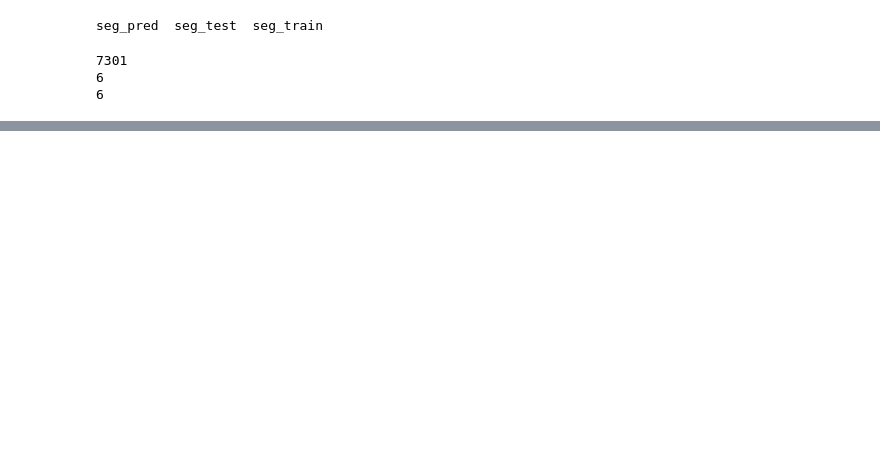
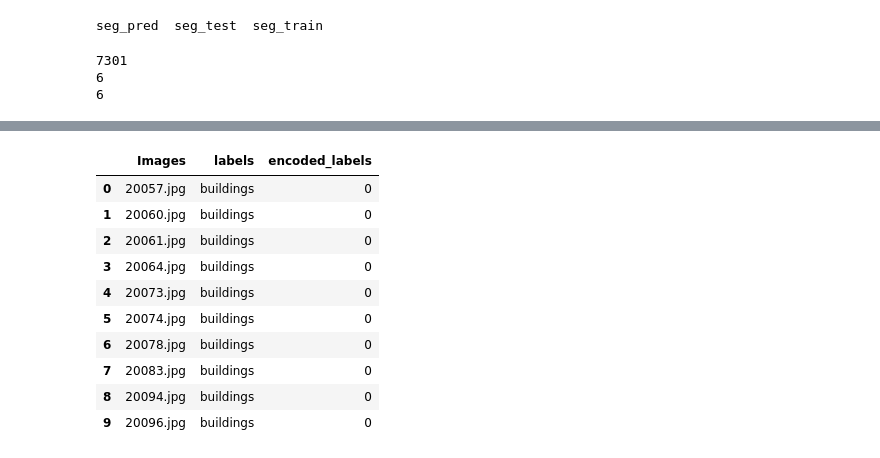
Before and after one commit to ZahraDehghani99/AI-Internship, a Jupyter notebook: Phase02_Intro_to_NN/Phase02_Intro_to_NN.ipynb, the cells around one changed output, grey strips where cells are left out. Drawn from its saved outputs; the diff is of its cells as text; code cells hidden in the pictures; blank space fills up the shorter version.

```diff
--- a/Phase02_Intro_to_NN/Phase02_Intro_to_NN.ipynb
+++ b/Phase02_Intro_to_NN/Phase02_Intro_to_NN.ipynb
@@ -764,0 +905,39 @@ print(len(os.listdir('/content/drive/MyDrive/AI-Internship/IntelImage/seg_test/s
+# %%
+image_test = []
+label_test = []
+
+for folder in os.listdir(os.path.join(base_path,'seg_test/seg_test')):
+
+  if folder == 'buildings':
+    for img in os.listdir(os.path.join(base_path,'seg_test/seg_test', folder)):
+      image_test.append(img)
+      label_test.append('buildings')
+
+  if folder == 'forest':
+    for img in os.listdir(os.path.join(base_path,'seg_test/seg_test', folder)):
+      image_test.append(img)
+      label_test.append('forest')
+
+  if folder == 'glacier':
+    for img in os.listdir(os.path.join(base_path,'seg_test/seg_test', folder)):
+      image_test.append(img)
+      label_test.append('glacier')
+
+  if folder == 'mountain':
+    for img in os.listdir(os.path.join(base_path,'seg_test/seg_test', folder)):
+      image_test.append(img)
+      label_test.append('mountain')
+
+  if folder == 'sea':
+    for img in os.listdir(os.path.join(base_path,'seg_test/seg_test', folder)):
+      image_test.append(img)
+      label_test.append('sea')
+
+  if folder == 'street':
+    for img in os.listdir(os.path.join(base_path,'seg_test/seg_test', folder)):
+      image_test.append(img)
+      label_test.append('street')
+
+data_test= {'Images': image_test, 'labels':label_test}
+data_test =pd.DataFrame(data_test)
+print(data_test.head(10))
@@ -764,0 +970,17 @@ print(len(os.listdir('/content/drive/MyDrive/AI-Internship/IntelImage/seg_test/s
+# %%
+# Encoding the string labels to digits
+encoder= LabelEncoder()
+data_test['encoded_labels']= encoder.fit_transform(data_test['labels'])
+data_test.head(10)
+# %% [output]
+|  | Images | labels | encoded_labels |
+| 0 | 20057.jpg | buildings | 0 |
+| 1 | 20060.jpg | buildings | 0 |
+| 2 | 20061.jpg | buildings | 0 |
+| 3 | 20064.jpg | buildings | 0 |
+| 4 | 20073.jpg | buildings | 0 |
+| 5 | 20074.jpg | buildings | 0 |
+| 6 | 20078.jpg | buildings | 0 |
+| 7 | 20083.jpg | buildings | 0 |
+| 8 | 20094.jpg | buildings | 0 |
+| 9 | 20096.jpg | buildings | 0 |
```
Also changed, not shown: parts of 38 cells of this notebook.
